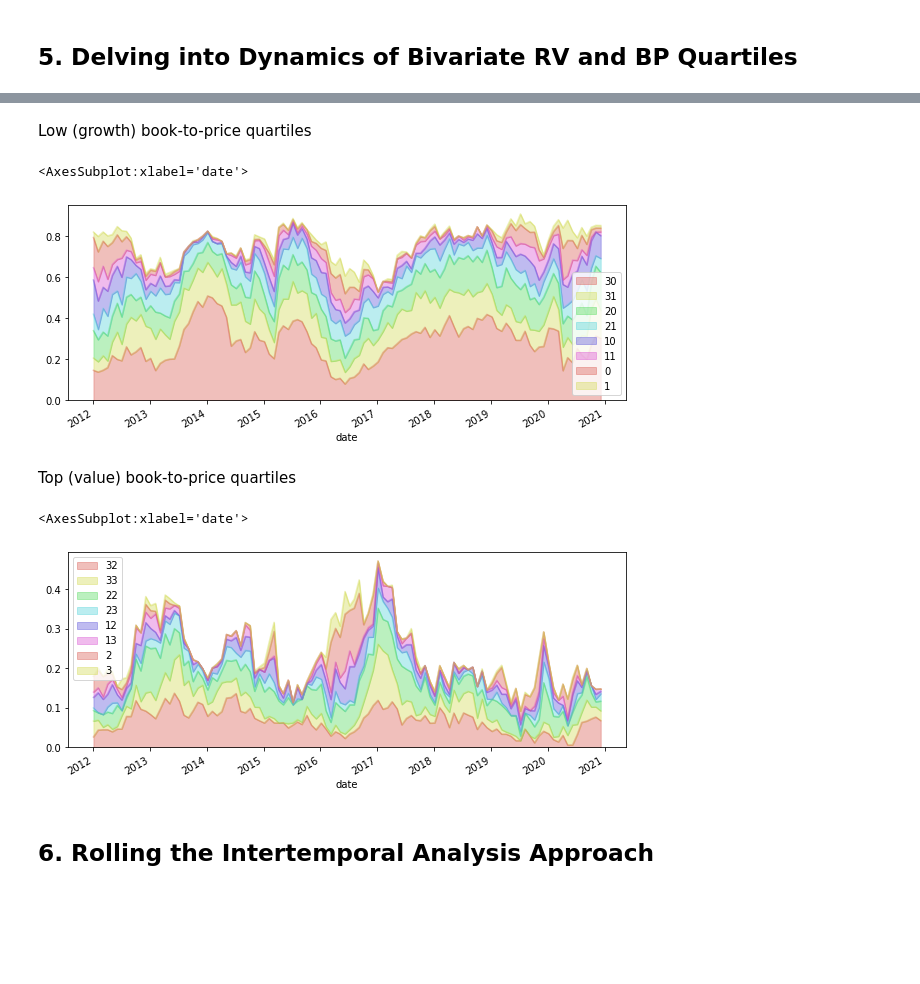
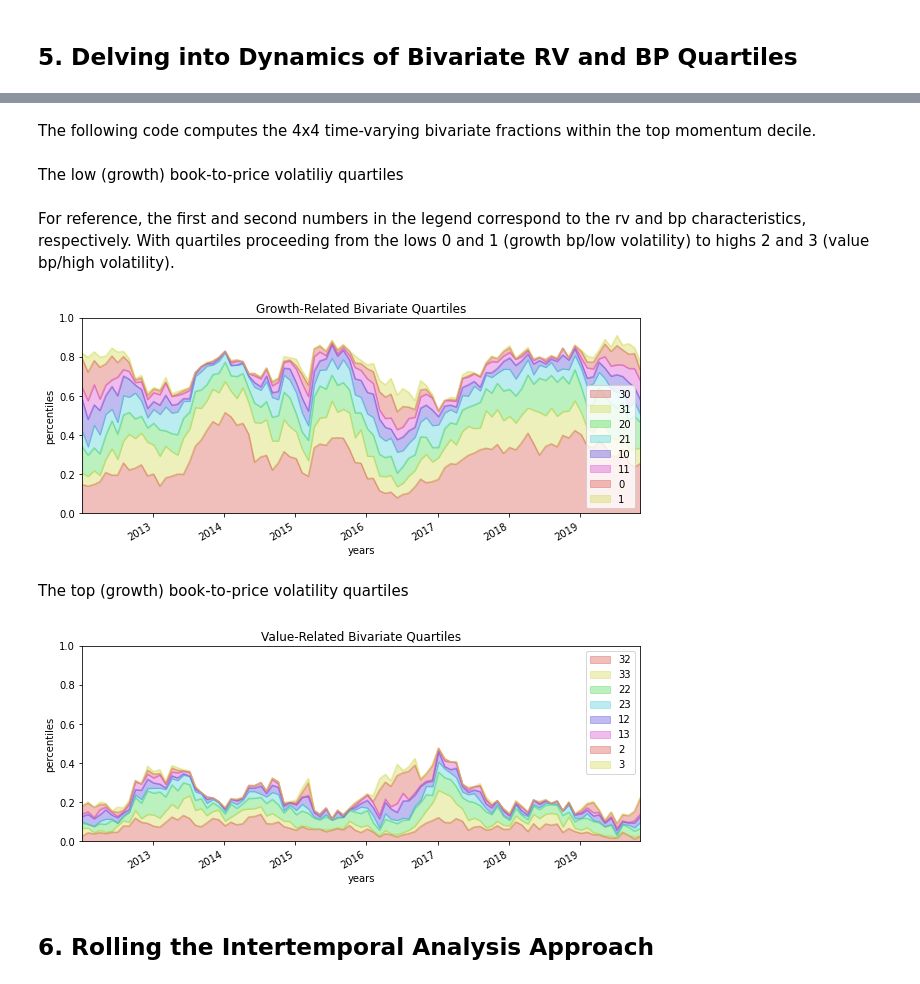
Before and after one commit to ymalitskaia/uncovering-momentum, a Jupyter notebook: UM.s4.ipynb, the cells around one changed output, grey strips where cells are left out. Drawn from its saved outputs; the diff is of its cells as text; code cells hidden in the pictures; blank space fills up the shorter version.

```diff
--- a/UM.s4.ipynb
+++ b/UM.s4.ipynb
@@ -120,5 +146,5 @@ Running pipeline with pipeline engine
 # %%
-start_date = "2011-01-04";  end_date = "2021-02-12"
+start_date = "2011-01-04";  end_date = "2020-01-31"
 
 pipe_df = engine.run_pipeline(
     pipe,
@@ -225,14 +263,15 @@ m10_counts = m10_df.groupby(level=0)['21D'].count()
+# %% [markdown]
+The following code computes the 4x4 time-varying bivariate fractions within the top momentum decile.
 # %%
-def get_query_count(x, query):
-    return x.query(query)['21D'].count()
+mom_rv_bp_rhos_df = pd.DataFrame()
 
-df_mom_rv_bp_rhos = pd.DataFrame()
+m10_df = asset_d21.query('mom_decile == 10')
+m10_counts = m10_df.groupby(level=0)['21D'].count()
 
 for irv in range(0, 4):
     for ibp in range(0, 4):
         i = irv*10+ibp
-        # print(i, irv, ibp)
         query = '{} <= rv_quartile <= {} and {} <= bp_quartile <= {}'.format(irv, irv, ibp, ibp)
-        df_mom_rv_bp_rhos[i] = m10_df.groupby(level=0).apply(lambda x : get_query_count(x, query))
-        df_mom_rv_bp_rhos[i] = df_mom_rv_bp_rhos[i].replace(np.nan, 0)
-        df_mom_rv_bp_rhos[i] = df_mom_rv_bp_rhos[i]/m10_counts
+        mom_rv_bp_rhos_df[i] = m10_df.groupby(level=0).apply(lambda x : x.query(query)['21D'].count())
+        mom_rv_bp_rhos_df[i] = mom_rv_bp_rhos_df[i].replace(np.nan, 0)
+        mom_rv_bp_rhos_df[i] = mom_rv_bp_rhos_df[i]/m10_counts
@@ -242,17 +278,25 @@ pal = sns.color_palette('hls')
 # %% [markdown]
-Low (growth) book-to-price quartiles
+The low (growth) book-to-price volatiliy quartiles
+# %% [markdown]
+For reference, the first and second numbers in the legend correspond to the rv and bp characteristics, respectively. With quartiles proceeding from the lows 0 and 1 (growth bp/low volatility) to highs 2 and 3 (value bp/high volatility).
 # %%
-df_mom_rv_bp_rhos[[30, 31, 20, 21, 10, 11, 0, 1]].plot.area(color=pal, alpha=0.4, figsize=(10, 4))
+growth_plots = mom_rv_bp_rhos_df[[30, 31, 20, 21, 10, 11, 0, 1]].plot.area(color=pal, alpha=0.4, figsize=(10, 4))
+growth_plots.set(xlabel ="years", ylabel = "percentiles", title ='Growth-Related Bivariate Quartiles')
+plt.ylim(0,1)
+plt.margins(x=0)
+plt.show()
 # %% [output]
-<AxesSubplot:xlabel='date'>
-[figure, old version]
+[figure, new version]
 # %% [markdown]
-Top (value) book-to-price quartiles
+The top (growth) book-to-price volatility quartiles
 # %%
-df_mom_rv_bp_rhos[[32, 33, 22, 23, 12, 13, 2, 3]].plot.area(color=pal, alpha=0.4, figsize=(10, 4))
+value_plots = mom_rv_bp_rhos_df[[32, 33, 22, 23, 12, 13, 2, 3]].plot.area(color=pal, alpha=0.4, figsize=(10, 4))
+value_plots.set(xlabel ="years", ylabel = "percentiles", title ='Value-Related Bivariate Quartiles')
+plt.ylim(0,1)
+plt.margins(x=0)
+plt.show()
 # %% [output]
-<AxesSubplot:xlabel='date'>
-[figure, old version]
+[figure, new version]
 # %% [markdown]
 <a id="section_6"></a>
 ## 6. Rolling the Intertemporal Analysis Approach
```
Also changed, not shown: parts of 31 cells of this notebook.
